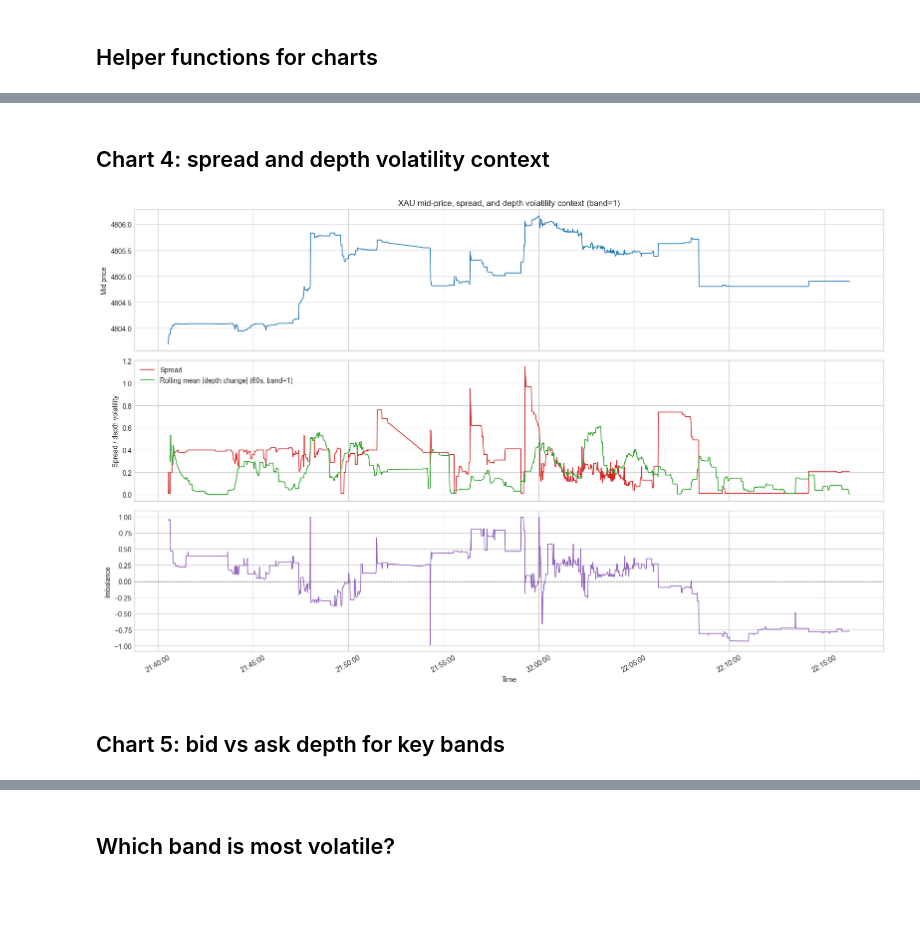
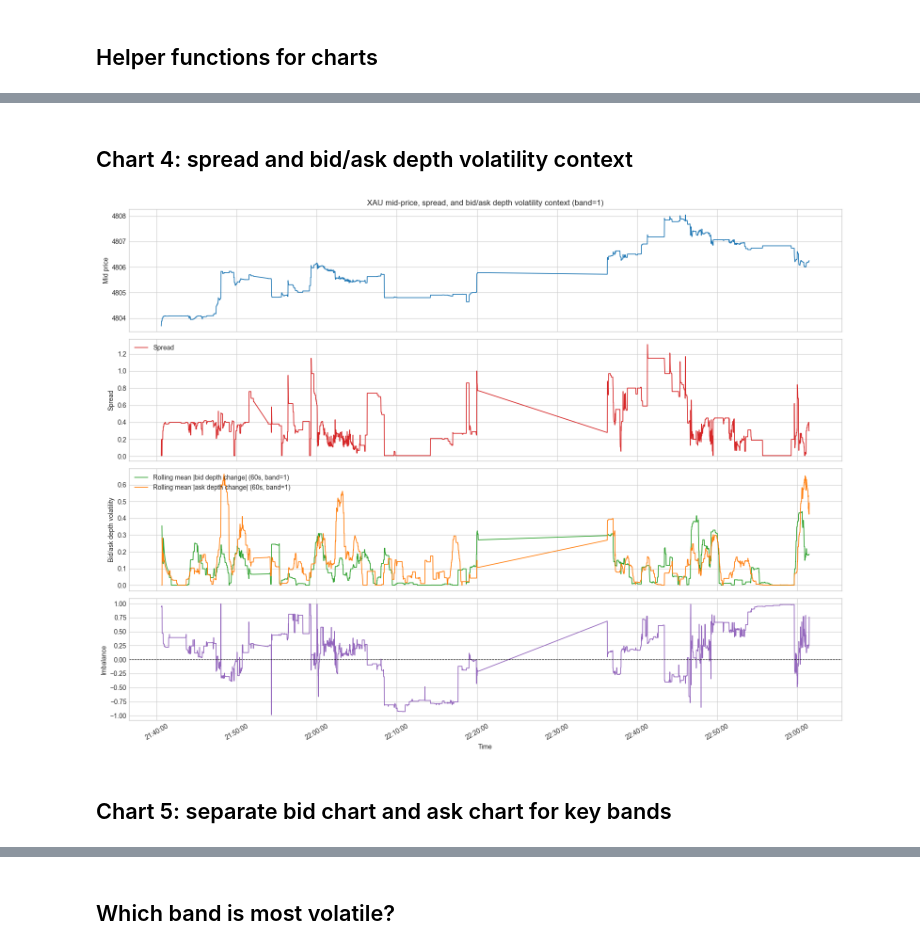
Before and after one commit to trung2891/lighter-orderbook-snapshot, a Jupyter notebook: notebooks/xau_depth_volatility.ipynb, the cells around one changed output, grey strips where cells are left out. Saved outputs shown, nothing was run; the diff lists cells and outputs as text; code cells hidden in the pictures; blank space fills up the shorter version.

Commit message:
chore: analysis depth

```diff
--- a/notebooks/xau_depth_volatility.ipynb
+++ b/notebooks/xau_depth_volatility.ipynb
@@ -237,8 +263,16 @@ volatility_summary
 # %% [markdown]
 ## Helper functions for charts
 # %%
+def downsample_by_index(data: pd.DataFrame, max_points: int) -> pd.DataFrame:
+    if len(data) <= max_points:
+        return data
+
+    indices = np.linspace(0, len(data) - 1, num=max_points, dtype=int)
+    return data.iloc[indices].copy()
+
+
 def format_time_axis(ax):
-    ax.xaxis.set_major_formatter(mdates.DateFormatter("%H:%M:%S", tz=df["timestamp"].dt.tz))
+    ax.xaxis.set_major_formatter(mdates.DateFormatter("%H:%M:%S", tz=ZoneInfo(TIMEZONE)))
     ax.tick_params(axis="x", rotation=30)
 
 
@@ -280,3 +314,12 @@ def plot_heatmap(data: pd.DataFrame, columns_by_band: dict[float, str], title: s
     cbar.ax.set_ylabel("Value")
     plt.tight_layout()
     plt.show()
+
+
+plot_df = downsample_by_index(df, max_points=MAX_PLOT_POINTS)
+plot_df = plot_df.sort_values("timestamp").reset_index(drop=True)
+heatmap_df = downsample_by_index(plot_df, max_points=HEATMAP_MAX_COLUMNS)
+
+print(f"Full rows: {len(df):,}")
+print(f"Line-chart rows after downsampling: {len(plot_df):,}")
+print(f"Heatmap columns after downsampling: {len(heatmap_df):,}")
@@ -316,41 +387,51 @@ plot_heatmap(
 # %% [markdown]
-## Chart 4: spread and depth volatility context
+## Chart 4: spread and bid/ask depth volatility context
 # %%
 context_suffix = band_label(CONTEXT_BAND)
-fig, axes = plt.subplots(3, 1, figsize=(16, 10), sharex=True)
+fig, axes = plt.subplots(4, 1, figsize=(16, 12), sharex=True)
 
-axes[0].plot(df["timestamp"], df["mid_price"], color="tab:blue", linewidth=1.2)
-axes[0].set_title(f"XAU mid-price, spread, and depth volatility context (band={CONTEXT_BAND})")
+axes[0].plot(plot_df["timestamp"], plot_df["mid_price"], color="tab:blue", linewidth=1.2)
+axes[0].set_title(f"XAU mid-price, spread, and bid/ask depth volatility context (band={CONTEXT_BAND})")
 axes[0].set_ylabel("Mid price")
 
-axes[1].plot(df["timestamp"], df["spread"], color="tab:red", linewidth=1.2, label="Spread")
-axes[1].plot(
-    df["timestamp"],
-    df[f"rolling_mean_abs_change_{DEFAULT_ROLLING_WINDOW}_{context_suffix}"],
-    color="tab:green",
-    linewidth=1.2,
-    label=f"Rolling mean |depth change| ({DEFAULT_ROLLING_WINDOW}, band={CONTEXT_BAND})",
-)
-axes[1].set_ylabel("Spread / depth volatility")
+axes[1].plot(plot_df["timestamp"], plot_df["spread"], color="tab:red", linewidth=1.2, label="Spread")
+axes[1].set_ylabel("Spread")
 axes[1].legend(loc="upper left")
 
 axes[2].plot(
-    df["timestamp"],
-    df[f"imbalance_{context_suffix}"],
+    plot_df["timestamp"],
+    plot_df[f"rolling_mean_abs_bid_change_{DEFAULT_ROLLING_WINDOW}_{context_suffix}"],
+    color="tab:green",
+    linewidth=1.2,
+    label=f"Rolling mean |bid depth change| ({DEFAULT_ROLLING_WINDOW}, band={CONTEXT_BAND})",
+)
+axes[2].plot(
+    plot_df["timestamp"],
+    plot_df[f"rolling_mean_abs_ask_change_{DEFAULT_ROLLING_WINDOW}_{context_suffix}"],
+    color="tab:orange",
+    linewidth=1.2,
+    label=f"Rolling mean |ask depth change| ({DEFAULT_ROLLING_WINDOW}, band={CONTEXT_BAND})",
+)
+axes[2].set_ylabel("Bid/ask depth volatility")
+axes[2].legend(loc="upper left")
+
+axes[3].plot(
+    plot_df["timestamp"],
+    plot_df[f"imbalance_{context_suffix}"],
     color="tab:purple",
     linewidth=1.2,
 )
-axes[2].axhline(0, color="black", linewidth=0.8, linestyle="--")
-axes[2].set_ylabel("Imbalance")
-axes[2].set_xlabel("Time")
+axes[3].axhline(0, color="black", linewidth=0.8, linestyle="--")
+axes[3].set_ylabel("Imbalance")
+axes[3].set_xlabel("Time")
 
-format_time_axis(axes[2])
+format_time_axis(axes[3])
 plt.tight_layout()
 plt.show()
 # %% [output]
-[figure, old version]
+[figure, new version]
 # %% [markdown]
-## Chart 5: bid vs ask depth for key bands
+## Chart 5: separate bid chart and ask chart for key bands
 # %%
 fig, axes = plt.subplots(len(KEY_BANDS), 1, figsize=(16, 3 * len(KEY_BANDS)), sharex=True)
 if len(KEY_BANDS) == 1:
```
Also changed, not shown: parts of 15 cells of this notebook, 1 other file.
